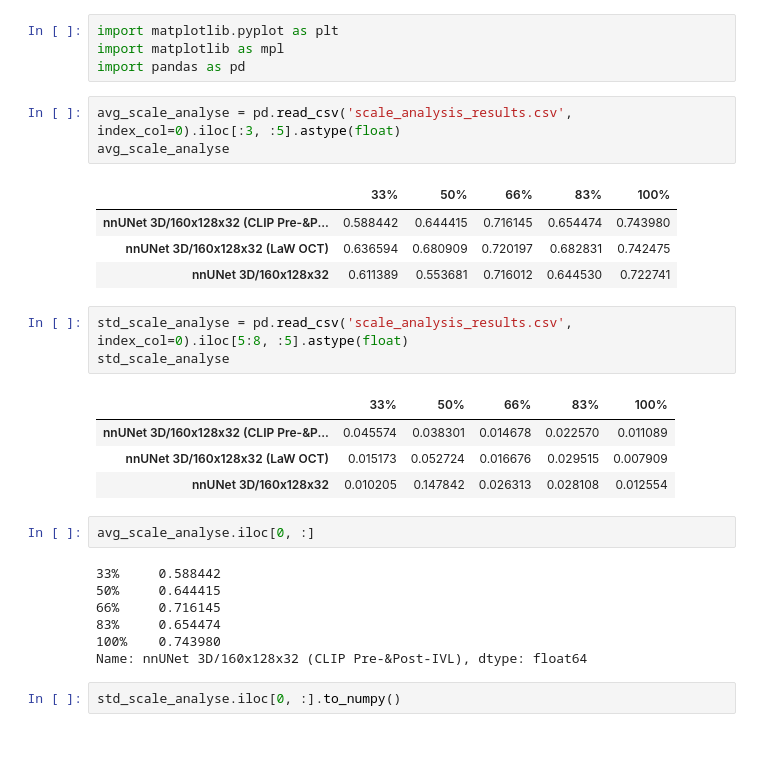
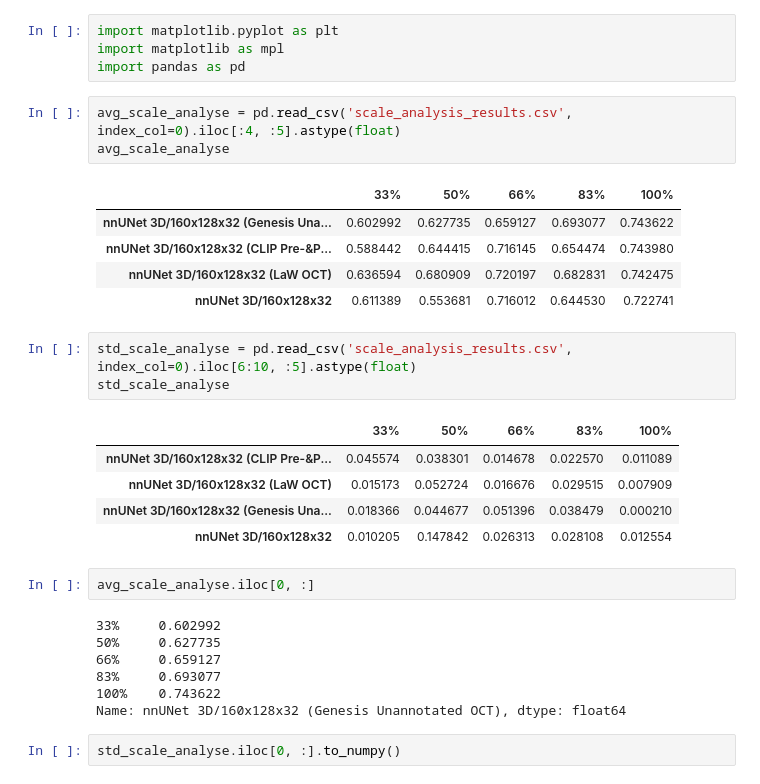
Before and after one commit to icekang/master_thesis, a Jupyter notebook: result figure generator/scale_analysis_plot.ipynb, the cells around one changed output. Saved outputs shown, nothing was run; the diff lists cells and outputs as text; blank space fills up the shorter version.

```diff
--- a/result figure generator/scale_analysis_plot.ipynb
+++ b/result figure generator/scale_analysis_plot.ipynb
@@ -3,30 +3,32 @@ import matplotlib.pyplot as plt
 import matplotlib as mpl
 import pandas as pd
 # %%
-avg_scale_analyse = pd.read_csv('scale_analysis_results.csv', index_col=0).iloc[:3, :5].astype(float)
+avg_scale_analyse = pd.read_csv('scale_analysis_results.csv', index_col=0).iloc[:4, :5].astype(float)
 avg_scale_analyse
 # %% [output]
 |  | 33% | 50% | 66% | 83% | 100% |
+| nnUNet 3D/160x128x32 (Genesis Una... | 0.602992 | 0.627735 | 0.659127 | 0.693077 | 0.743622 |
 | nnUNet 3D/160x128x32 (CLIP Pre-&P... | 0.588442 | 0.644415 | 0.716145 | 0.654474 | 0.743980 |
 | nnUNet 3D/160x128x32 (LaW OCT) | 0.636594 | 0.680909 | 0.720197 | 0.682831 | 0.742475 |
 | nnUNet 3D/160x128x32 | 0.611389 | 0.553681 | 0.716012 | 0.644530 | 0.722741 |
 # %%
-std_scale_analyse = pd.read_csv('scale_analysis_results.csv', index_col=0).iloc[5:8, :5].astype(float)
+std_scale_analyse = pd.read_csv('scale_analysis_results.csv', index_col=0).iloc[6:10, :5].astype(float)
 std_scale_analyse
 # %% [output]
 |  | 33% | 50% | 66% | 83% | 100% |
 | nnUNet 3D/160x128x32 (CLIP Pre-&P... | 0.045574 | 0.038301 | 0.014678 | 0.022570 | 0.011089 |
 | nnUNet 3D/160x128x32 (LaW OCT) | 0.015173 | 0.052724 | 0.016676 | 0.029515 | 0.007909 |
+| nnUNet 3D/160x128x32 (Genesis Una... | 0.018366 | 0.044677 | 0.051396 | 0.038479 | 0.000210 |
 | nnUNet 3D/160x128x32 | 0.010205 | 0.147842 | 0.026313 | 0.028108 | 0.012554 |
 # %%
 avg_scale_analyse.iloc[0, :]
 # %% [output]
-33%     0.588442
-50%     0.644415
-66%     0.716145
-83%     0.654474
-100%    0.743980
-Name: nnUNet 3D/160x128x32 (CLIP Pre-&Post-IVL), dtype: float64
+33%     0.602992
+50%     0.627735
+66%     0.659127
+83%     0.693077
+100%    0.743622
+Name: nnUNet 3D/160x128x32 (Genesis Unannotated OCT), dtype: float64
 # %%
 std_scale_analyse.iloc[0, :].to_numpy()
 # %% [output]
```
Also changed, not shown: parts of 1 cell of this notebook, 9 other files.
